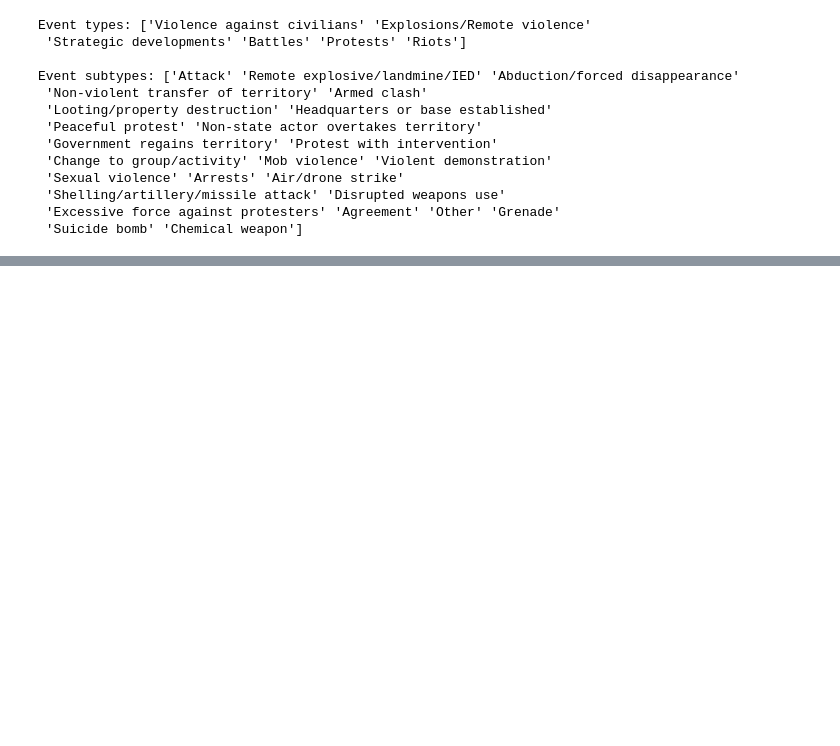
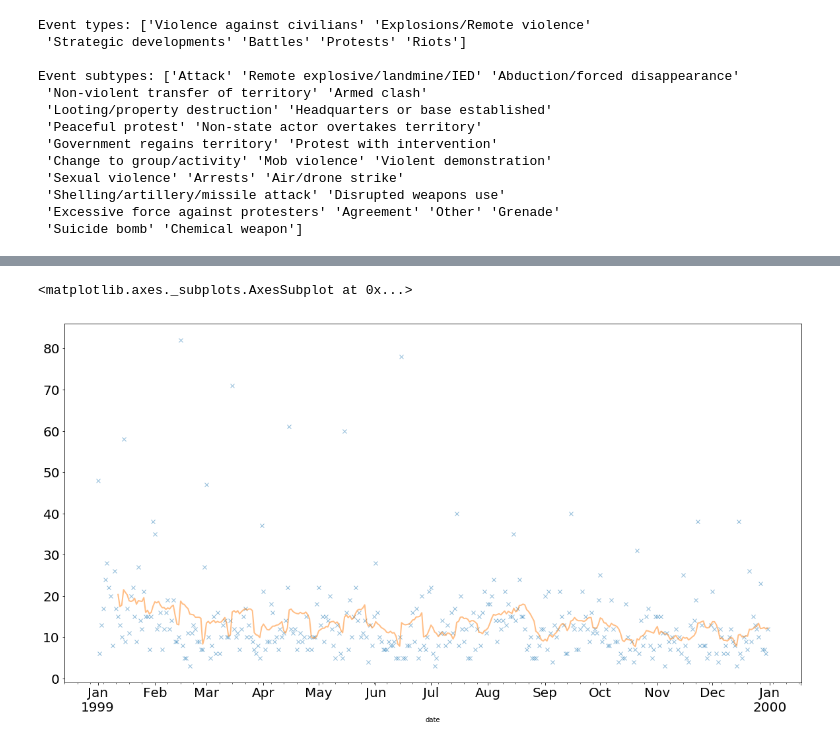
Before and after one commit to cmdelaserna/press-freedom, a Jupyter notebook: notebooks/ACLED data - Africa dataset.ipynb, the cells around one changed output, grey strips where cells are left out. Saved outputs shown, nothing was run; the diff lists cells and outputs as text; code cells hidden in the pictures; blank space fills up the shorter version.

```diff
--- a/notebooks/ACLED data - Africa dataset.ipynb
+++ b/notebooks/ACLED data - Africa dataset.ipynb
@@ -100,0 +112,7 @@ country.plot(kind='bar', color = 'gray', figsize=(20, 10))
+# %%
+# Use rolling to deseasonalize data
+event_type['1999'].plot(figsize=(20,10), linewidth=5, fontsize=20, style='x', alpha = 0.5)
+event_type['1999'].rolling(12).mean().plot(figsize=(20,10), linewidth=2, fontsize=20, alpha = 0.5)
+# %% [output]
+<matplotlib.axes._subplots.AxesSubplot at 0x...>
+[figure, added]
```
Also changed, not shown: parts of 20 cells of this notebook.
